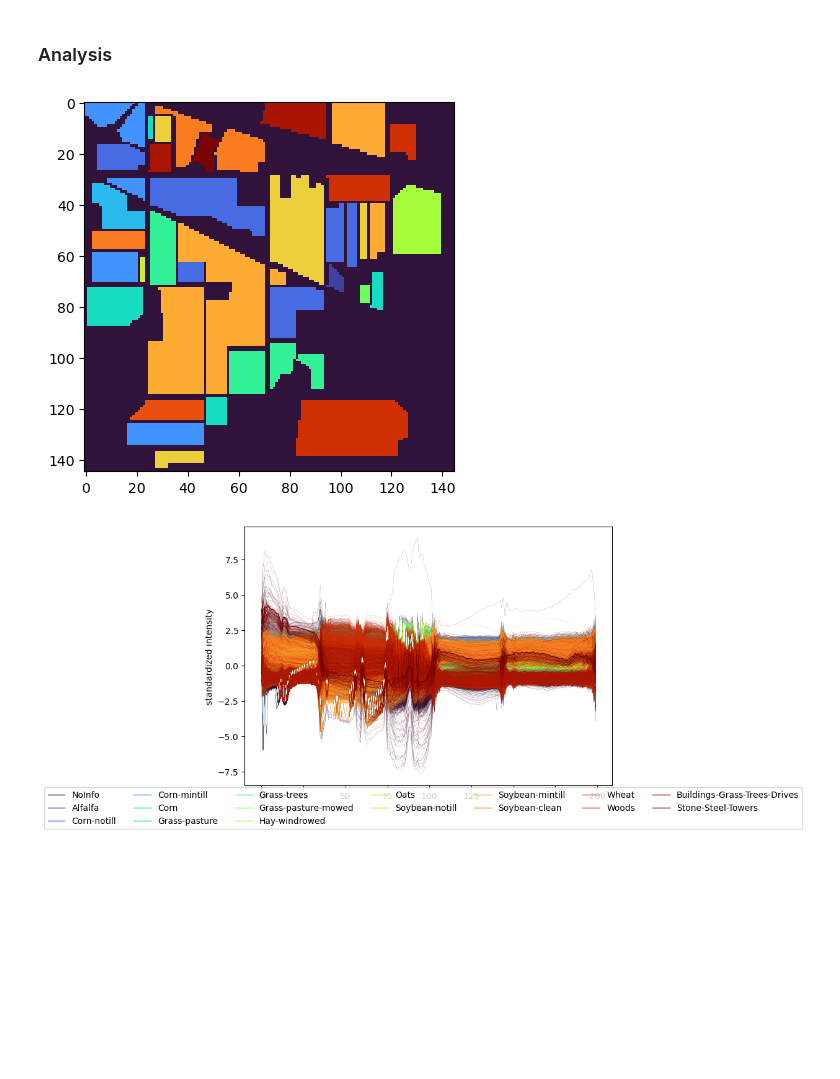
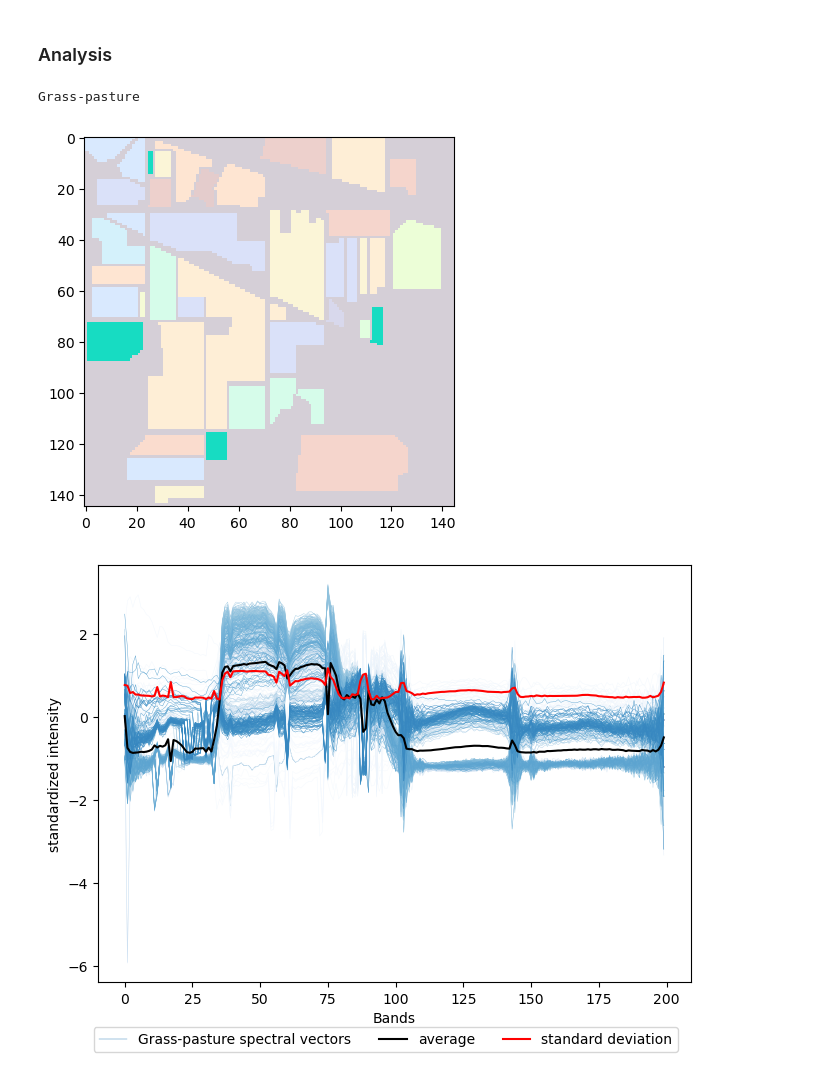
Before and after one commit to GeckSpy/M1-internship-SSGA, a Jupyter notebook: code/dataCreations.ipynb, the cells around one changed output. Saved outputs shown, nothing was run; the diff lists cells and outputs as text; code cells hidden in the pictures; blank space fills up the shorter version.

Commit message:
data creation

```diff
--- a/code/dataCreations.ipynb
+++ b/code/dataCreations.ipynb
@@ -159,7 +159,11 @@ k1 = 11
 k2 = 6
 k3 = 15
 ks = [k1, k2, k3]
-ks = [i for i in range(len(SPs))]
+ks = [5]
+#ks = [i for i in range(len(SPs))]
+
+for k in ks:
+    print(usedDataset["class"][k][0])
 
 cmap = mpl.colormaps["turbo"]
 colors = cmap(np.linspace(0, 1, len(usedDataset["class"])))
@@ -183,32 +187,37 @@ plt.imshow(gt_hide, cmap="turbo", interpolation="none")
 #plt.imshow(ERS.create_overlay_borders(usedDataset["gt"], [SPs[k3]], color=[0,0,255,255]))
 plt.show()
 # %% [output]
+Grass-pasture
-[figure, old version]
+[figure, new version]
 # %%
 fig, ax = plt.subplots(1,1)
 
-cmap = mpl.colormaps["turbo"]
-colors = cmap(np.linspace(0, 1, len(usedDataset["class"])))
 Bs = [i for i in range(B)]
-for k in ks:
-    SP = SPs[k]
 
-    x,y = SP[0]
-    color = colors[usedDataset["gt"][x,y]]
-    plt.plot(Bs, trainData[x,y], "-", linewidth=1, color=color,
-                label = usedDataset["class"][usedDataset["gt"][x,y]][0])
-    for x,y in SP:
-        plt.plot(Bs, trainData[x,y], "-", linewidth=0.1, color=color)
+SP = SPs[5]
+TS = np.array([trainData[x,y] for x,y in SP])
+
+cmap = mpl.colormaps["Blues"]
+colors = cmap(np.linspace(0, 1, int(len(SP)*1.5)))
+colors = list(colors)
+colors.reverse()
+
+plt.plot(Bs, TS[0], "-", linewidth=0.3, label=usedDataset["class"][k][0] + " spectral vectors")
+for i in range(len(SP)):
+    plt.plot(Bs, TS[i], "-", linewidth=0.3, color=colors[len(colors)-i-1])
+
+plt.plot(Bs, np.average(TS, axis=0), "-", color="black", label="average")
+plt.plot(Bs, np.std(TS, axis=0), "-", color="red", label="standard deviation")
 
 
 handles, labels = ax.get_legend_handles_labels()
 fig.legend(handles, labels, loc='lower center', ncol=7, bbox_to_anchor=(0.5, -0.06))
 
 plt.tight_layout()
 plt.subplots_adjust(left=0.05)
 plt.subplots_adjust(bottom=0.10)
 plt.ylabel("standardized intensity")
 plt.xlabel("Bands")
 plt.show()
 # %% [output]
-[figure, old version]
+[figure, new version]
```
Also changed, not shown: parts of 1 cell of this notebook, 2 other files.
